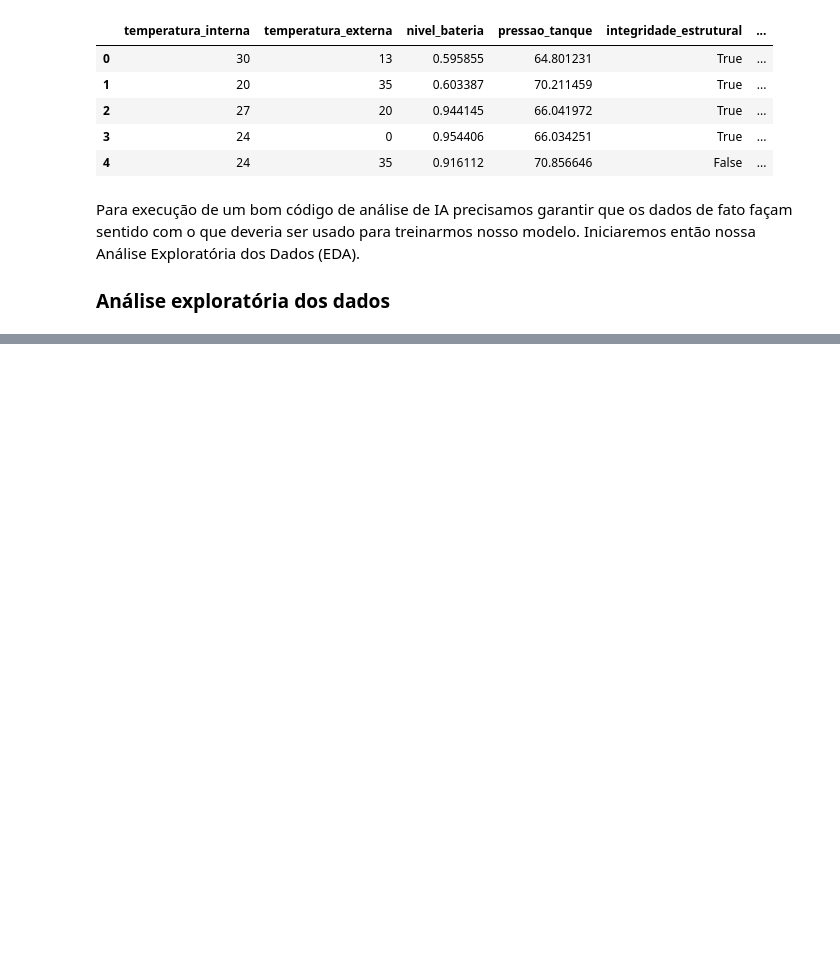
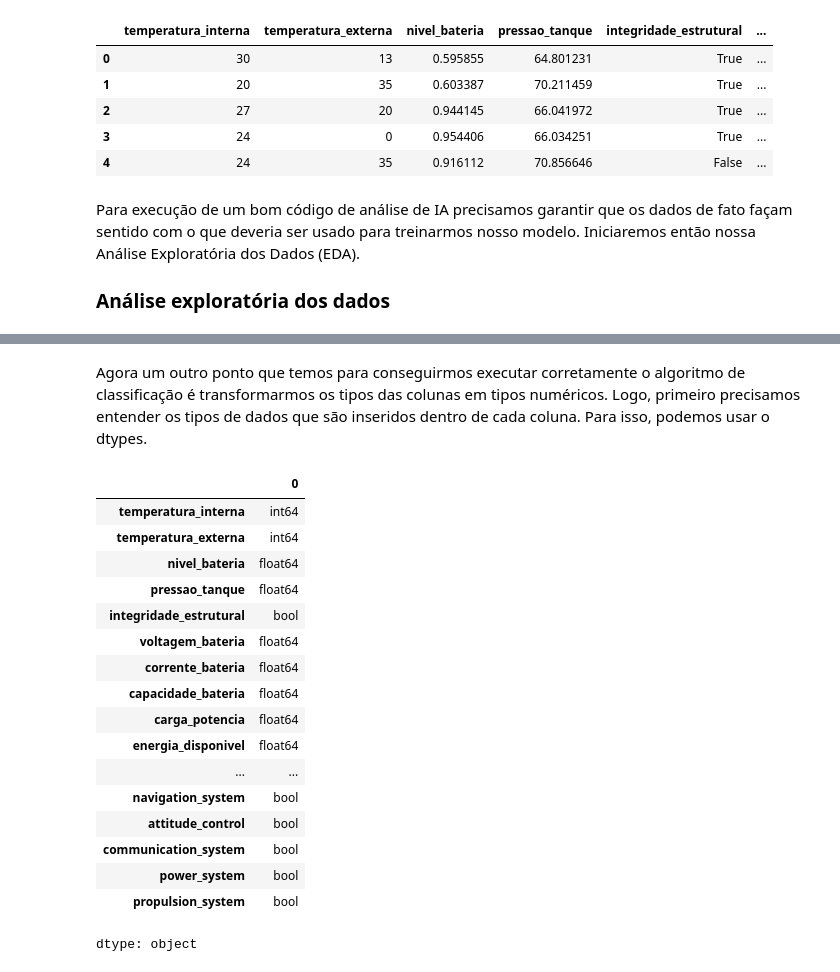
Before and after one commit to 1conto/fiap-cap1-ignitionZero, a Jupyter notebook: main.ipynb, the cells around one changed output, grey strips where cells are left out. Drawn from its saved outputs; the diff is of its cells as text; code cells hidden in the pictures; blank space fills up the shorter version.

```diff
--- a/main.ipynb
+++ b/main.ipynb
@@ -334,0 +347,23 @@ Para execução de um bom código de análise de IA precisamos garantir que os d
+# %% [markdown]
+Agora um outro ponto que temos para conseguirmos executar corretamente o algoritmo de classificação é transformarmos os tipos das colunas em tipos numéricos. Logo, primeiro precisamos entender os tipos de dados que são inseridos dentro de cada coluna. Para isso, podemos usar o dtypes.
+# %%
+df_ocorrencias.dtypes
+# %% [output]
+|  | 0 |
+| temperatura_interna | int64 |
+| temperatura_externa | int64 |
+| nivel_bateria | float64 |
+| pressao_tanque | float64 |
+| integridade_estrutural | bool |
+| voltagem_bateria | float64 |
+| corrente_bateria | float64 |
+| capacidade_bateria | float64 |
+| carga_potencia | float64 |
+| energia_disponivel | float64 |
+| ... | ... |
+| navigation_system | bool |
+| attitude_control | bool |
+| communication_system | bool |
+| power_system | bool |
+| propulsion_system | bool |
+dtype: object
```
Also changed, not shown: parts of 6 cells of this notebook.
